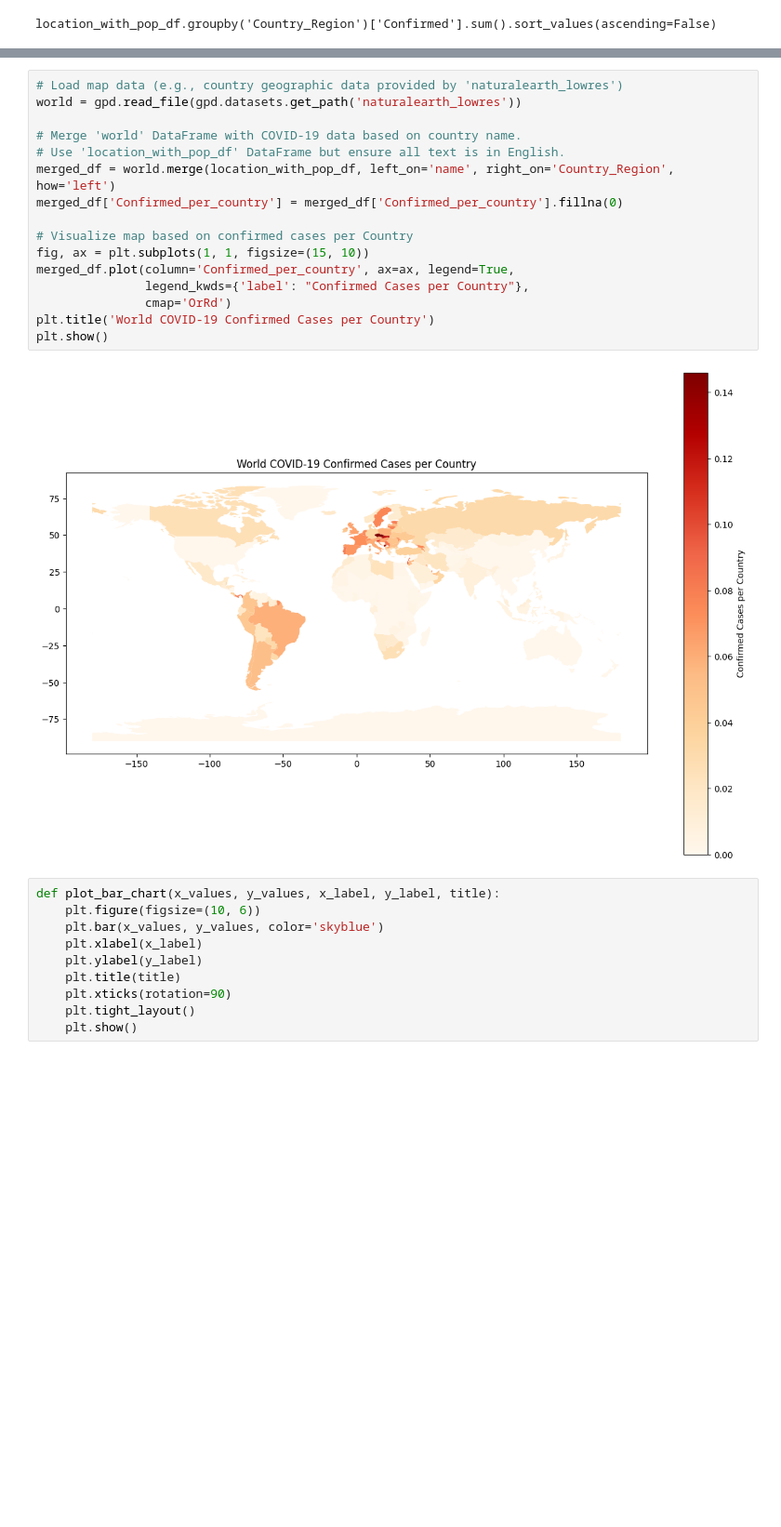
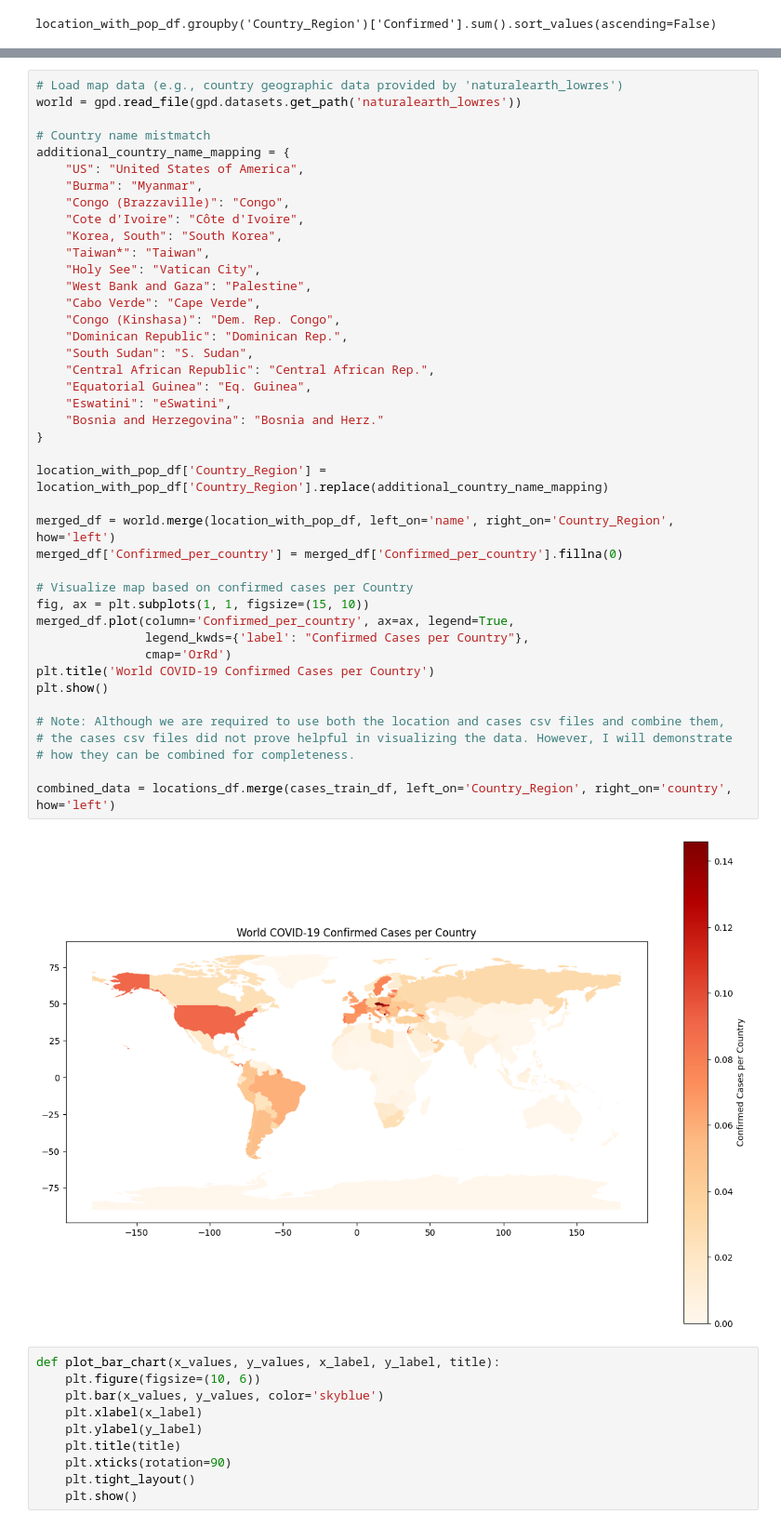
Before and after one commit to coltonBlackwell/Covid-19-Prognosis-Predictor, a Jupyter notebook: project.ipynb, the cells around one changed output, grey strips where cells are left out. Shown at 93% size. Saved outputs shown, nothing was run; the diff lists cells and outputs as text; blank space fills up the shorter version.

```diff
--- a/project.ipynb
+++ b/project.ipynb
@@ -150,21 +125,47 @@ plt.show()
 # %%
 # Load map data (e.g., country geographic data provided by 'naturalearth_lowres')
 world = gpd.read_file(gpd.datasets.get_path('naturalearth_lowres'))
 
-# Merge 'world' DataFrame with COVID-19 data based on country name.
-# Use 'location_with_pop_df' DataFrame but ensure all text is in English.
+# Country name mistmatch
+additional_country_name_mapping = {
+    "US": "United States of America",
+    "Burma": "Myanmar",
+    "Congo (Brazzaville)": "Congo",
+    "Cote d'Ivoire": "Côte d'Ivoire",
+    "Korea, South": "South Korea",
+    "Taiwan*": "Taiwan",
+    "Holy See": "Vatican City",
+    "West Bank and Gaza": "Palestine",
+    "Cabo Verde": "Cape Verde",
+    "Congo (Kinshasa)": "Dem. Rep. Congo",
+    "Dominican Republic": "Dominican Rep.",
+    "South Sudan": "S. Sudan",
+    "Central African Republic": "Central African Rep.",
+    "Equatorial Guinea": "Eq. Guinea",
+    "Eswatini": "eSwatini",
+    "Bosnia and Herzegovina": "Bosnia and Herz."
+}
+
+location_with_pop_df['Country_Region'] = location_with_pop_df['Country_Region'].replace(additional_country_name_mapping)
+
 merged_df = world.merge(location_with_pop_df, left_on='name', right_on='Country_Region', how='left')
 merged_df['Confirmed_per_country'] = merged_df['Confirmed_per_country'].fillna(0)
 
 # Visualize map based on confirmed cases per Country
 fig, ax = plt.subplots(1, 1, figsize=(15, 10))
 merged_df.plot(column='Confirmed_per_country', ax=ax, legend=True,
                legend_kwds={'label': "Confirmed Cases per Country"},
                cmap='OrRd')
 plt.title('World COVID-19 Confirmed Cases per Country')
 plt.show()
+
+# Note: Although we are required to use both the location and cases csv files and combine them,
+# the cases csv files did not prove helpful in visualizing the data. However, I will demonstrate
+# how they can be combined for completeness.
+
+combined_data = locations_df.merge(cases_train_df, left_on='Country_Region', right_on='country', how='left')
 # %% [output]
-[figure, old version]
+[figure, new version]
 # %%
 def plot_bar_chart(x_values, y_values, x_label, y_label, title):
     plt.figure(figsize=(10, 6))
```
Also changed, not shown: parts of 43 cells of this notebook, 8 other files.
